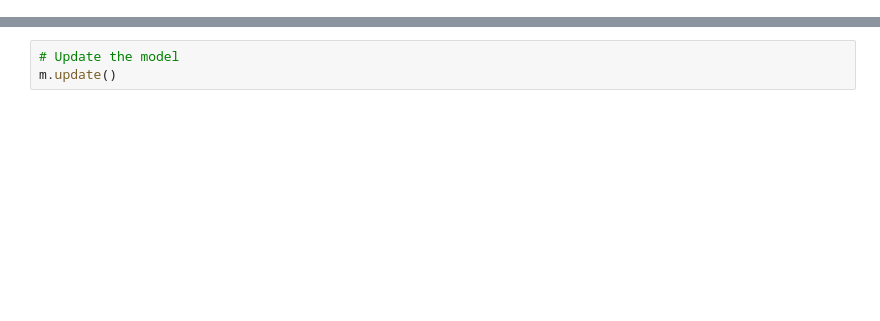
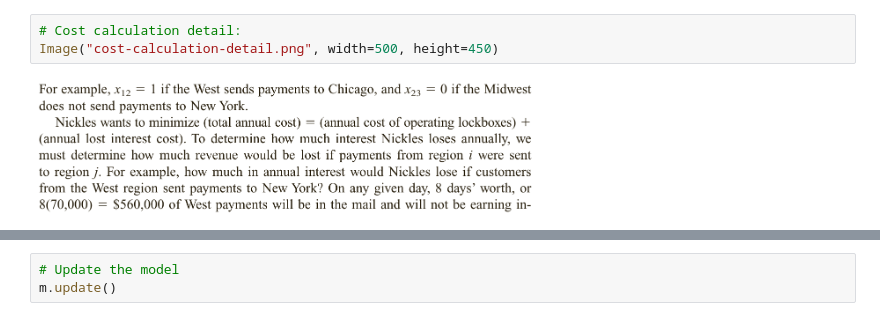
Before and after one commit to r2prof/Optimization, a Jupyter notebook: 04-if-then.ipynb, the cells around one changed output, grey strips where cells are left out. Saved outputs shown, nothing was run; the diff lists cells and outputs as text; blank space fills up the shorter version.

```diff
--- a/04-if-then.ipynb
+++ b/04-if-then.ipynb
@@ -69,0 +97,5 @@ cloth = m.addConstr(4 * x1 + 3 * x2 + 4 * x3 <= 160, "c2")    # cloth constraint
+# %%
+# Cost calculation detail:
+Image("cost-calculation-detail.png", width=500, height=450)
+# %% [output]
+[figure, added]
```
Also changed, not shown: parts of 42 cells of this notebook, 24 other files.
